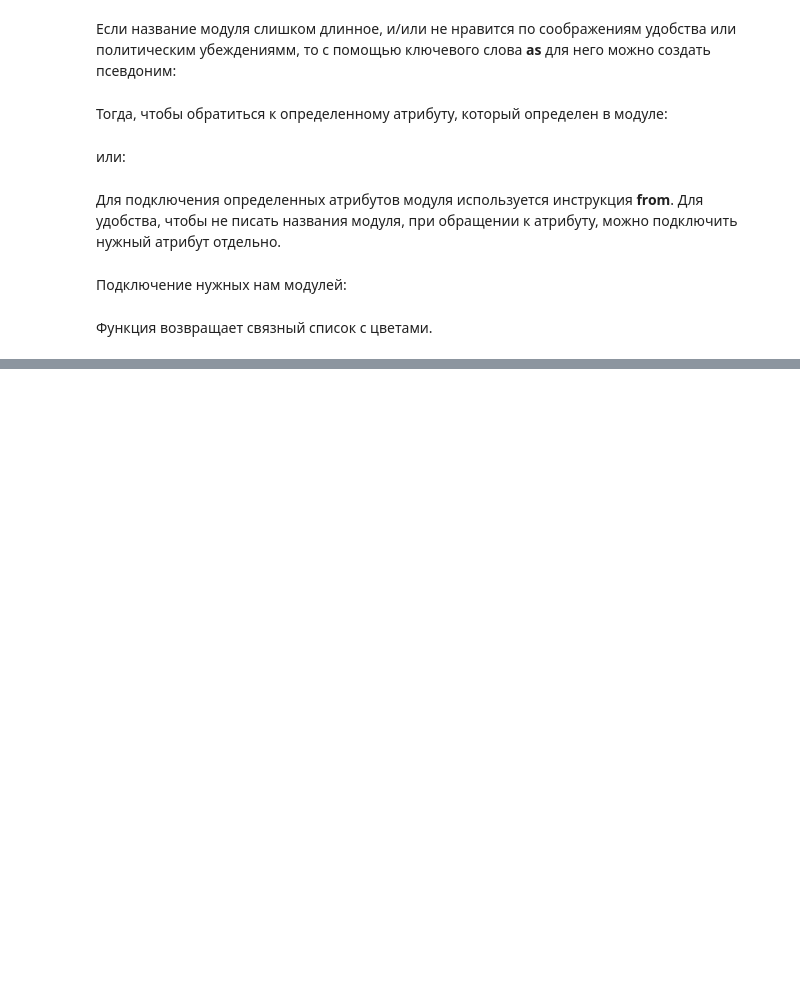
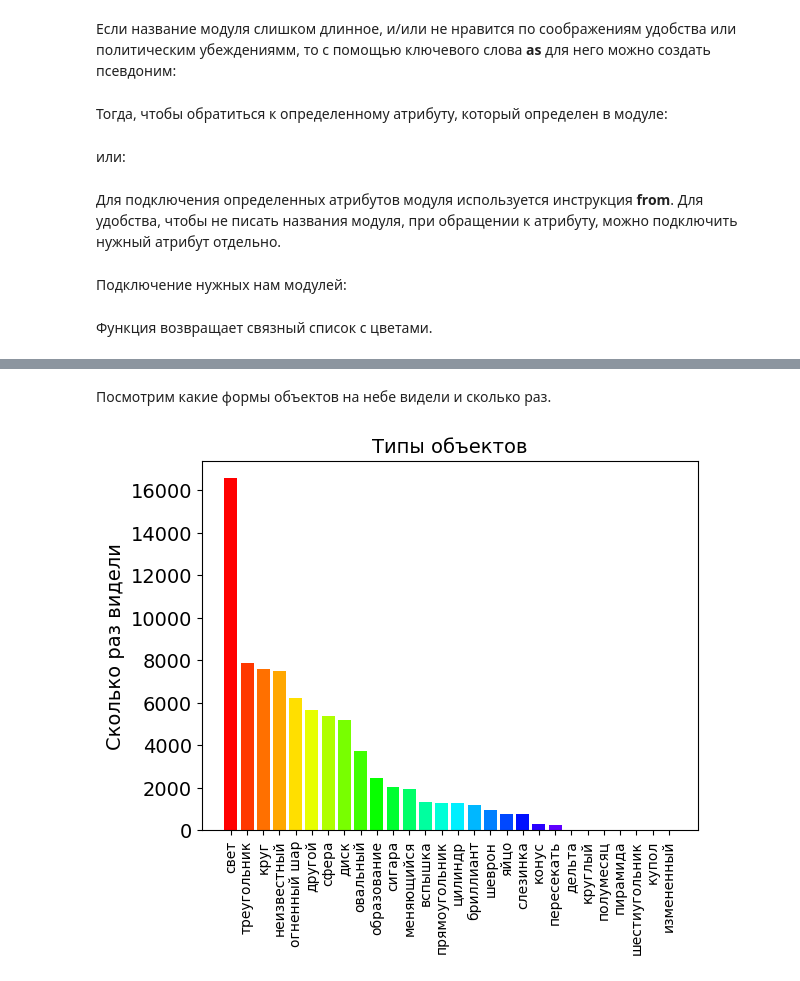
Before and after one commit to Vakhranev/MGIMO, a Jupyter notebook: 7 февраля.ipynb, the cells around one changed output, grey strips where cells are left out. Cells and saved outputs as stored; diff of their text form; code cells hidden in the pictures; blank space fills up the shorter version.

```diff
--- a/7 февраля.ipynb
+++ b/7 февраля.ipynb
@@ -115,0 +210,14 @@ def getColors(n):
+# %% [markdown]
+Посмотрим какие формы объектов на небе видели и сколько раз.
+# %%
+shapes_type_count = pd.value_counts(df['shape'].values)
+shapes_type_count_keys, shapes_type_count_values = dict_sort(dict(shapes_type_count))
+OBJECT_COUNT = len(shapes_type_count_keys)
+plt.title('Типы объектов', fontsize=PLOT_LABEL_FONT_SIZE)
+bar = plt.bar(np.arange(OBJECT_COUNT), shapes_type_count_values, color=getColors(OBJECT_COUNT))
+plt.xticks(np.arange(OBJECT_COUNT), shapes_type_count_keys, rotation=90, fontsize=10)
+plt.yticks(fontsize=PLOT_LABEL_FONT_SIZE)
+plt.ylabel('Сколько раз видели', fontsize=PLOT_LABEL_FONT_SIZE)
+plt.show()
+# %% [output]
+[figure, added]
```
Also changed, not shown: parts of 27 cells of this notebook.
